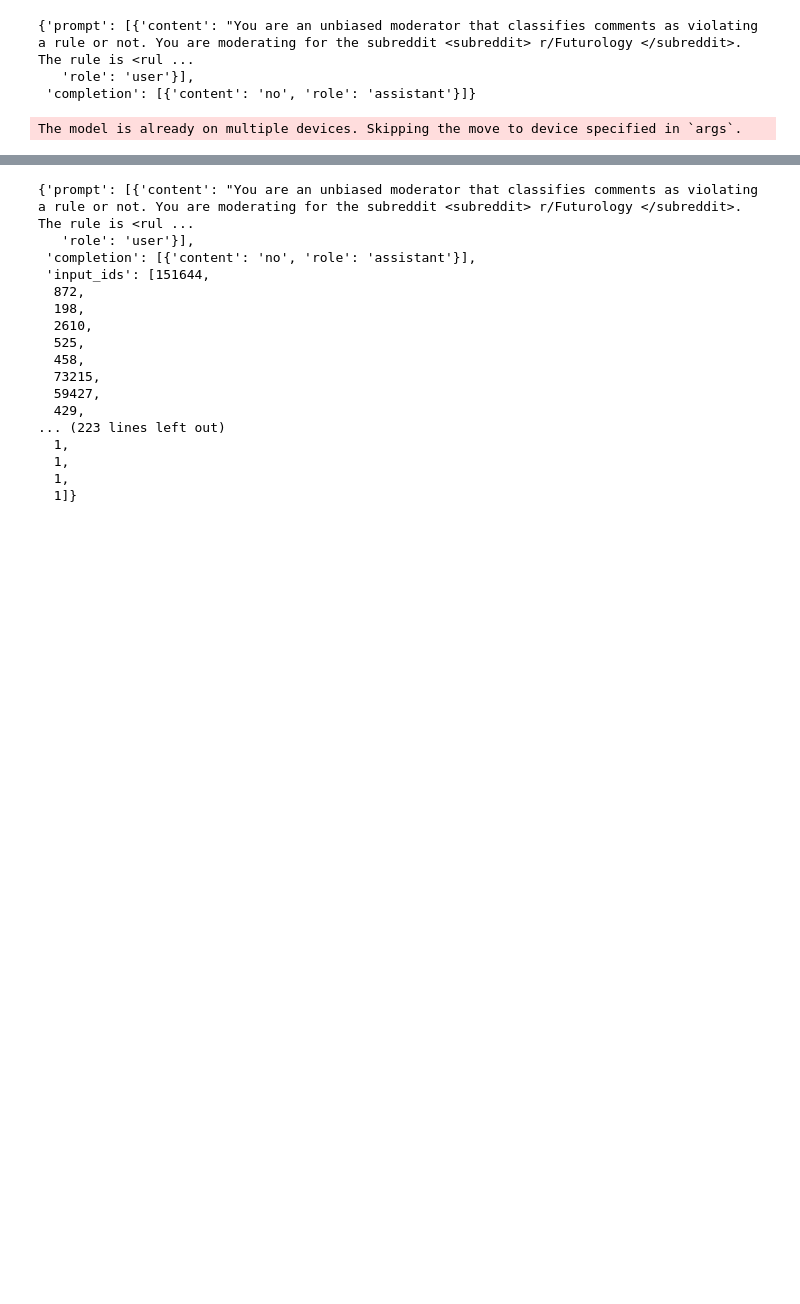
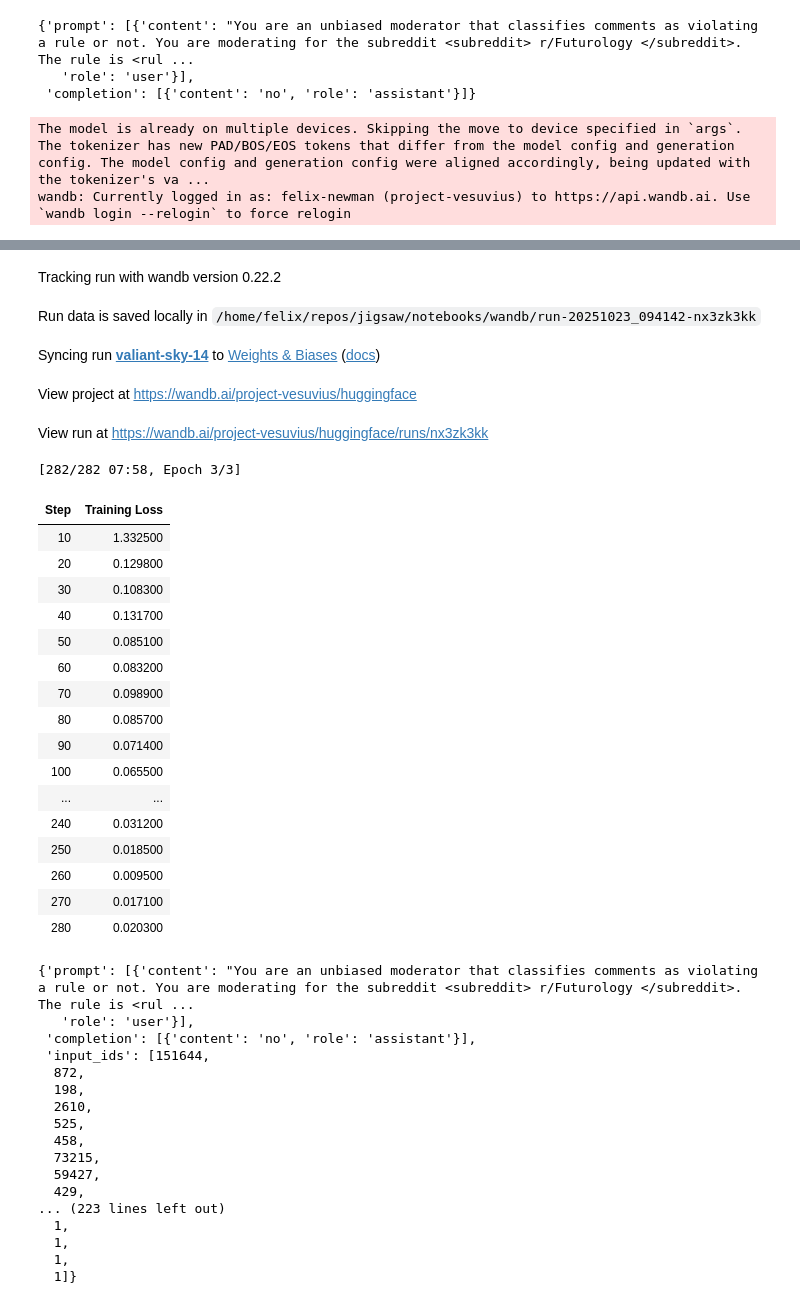
Before and after one commit to felix-newman/jigsaw, a Jupyter notebook: notebooks/train.ipynb, the cells around one changed output, grey strips where cells are left out. Saved outputs shown, nothing was run; the diff lists cells and outputs as text; code cells hidden in the pictures; blank space fills up the shorter version.

```diff
--- a/notebooks/train.ipynb
+++ b/notebooks/train.ipynb
@@ -11,16 +11,16 @@ from transformers import AutoModelForCausalLM
 
 from jigsaw.settings import DATA_DIR, MODEL_DIR
 
-
-train_path = DATA_DIR / "ds_spam_train.ds"
-eval_path = DATA_DIR / "ds_spam_eval.ds"
+name = "no_examples"
+train_path = DATA_DIR / f"ds_{name}_train.ds"
+eval_path = DATA_DIR / f"ds_{name}_eval.ds"
 
 train_dataset = Dataset.load_from_disk(str(train_path))
 eval_dataset = Dataset.load_from_disk(str(eval_path))
 
 lora_config = LoraConfig(
-    r=16,
-    lora_alpha=32,
+    r=64,
+    lora_alpha=128,
     lora_dropout=0.1,
     bias="none",
     target_modules=[
@@ -65,7 +65,7 @@ train_dataset[0]
  'completion': [{'content': 'no', 'role': 'assistant'}]}
 # %%
 BASE_MODEL_PATH = "Qwen/Qwen3-0.6B"  # Model to fine-tune
-LORA_PATH = MODEL_DIR / "lora_checkpoint_spam.pt"  # Where to save LoRA weights
+LORA_PATH = MODEL_DIR / f"lora_checkpoint_{name}.pt"  # Where to save LoRA weights
 # %%
 model = AutoModelForCausalLM.from_pretrained(
     BASE_MODEL_PATH, dtype="auto", device_map="auto"
@@ -78,7 +78,9 @@ trainer = SFTTrainer(
     peft_config=lora_config,
 )
 
-# trainer.train()
-# trainer.save_model(LORA_PATH)
+trainer.train()
+trainer.save_model(LORA_PATH)
 # %% [output]
 The model is already on multiple devices. Skipping the move to device specified in `args`.
+The tokenizer has new PAD/BOS/EOS tokens that differ from the model config and generation config. The model config and generation config were aligned accordingly, being updated with the tokenizer's va ...
+wandb: Currently logged in as: felix-newman (project-vesuvius) to https://api.wandb.ai. Use `wandb login --relogin` to force relogin
@@ -85,3 +88,26 @@ The model is already on multiple devices. Skipping the move to device specified
+Tracking run with wandb version 0.22.2
+Run data is saved locally in /home/felix/repos/jigsaw/notebooks/wandb/run-20251023_094142-nx3zk3kk
+Syncing run valiant-sky-14 to Weights & Biases (docs)
+View project at https://wandb.ai/project-vesuvius/huggingface
+View run at https://wandb.ai/project-vesuvius/huggingface/runs/nx3zk3kk
+[282/282 07:58, Epoch 3/3]
+| Step | Training Loss |
+| 10 | 1.332500 |
+| 20 | 0.129800 |
+| 30 | 0.108300 |
+| 40 | 0.131700 |
+| 50 | 0.085100 |
+| 60 | 0.083200 |
+| 70 | 0.098900 |
+| 80 | 0.085700 |
+| 90 | 0.071400 |
+| 100 | 0.065500 |
+| ... | ... |
+| 240 | 0.031200 |
+| 250 | 0.018500 |
+| 260 | 0.009500 |
+| 270 | 0.017100 |
+| 280 | 0.020300 |
 # %%
 trainer.train_dataset[0]
 # %% [output]
```
Also changed, not shown: parts of 1 cell of this notebook, 3 other files.
